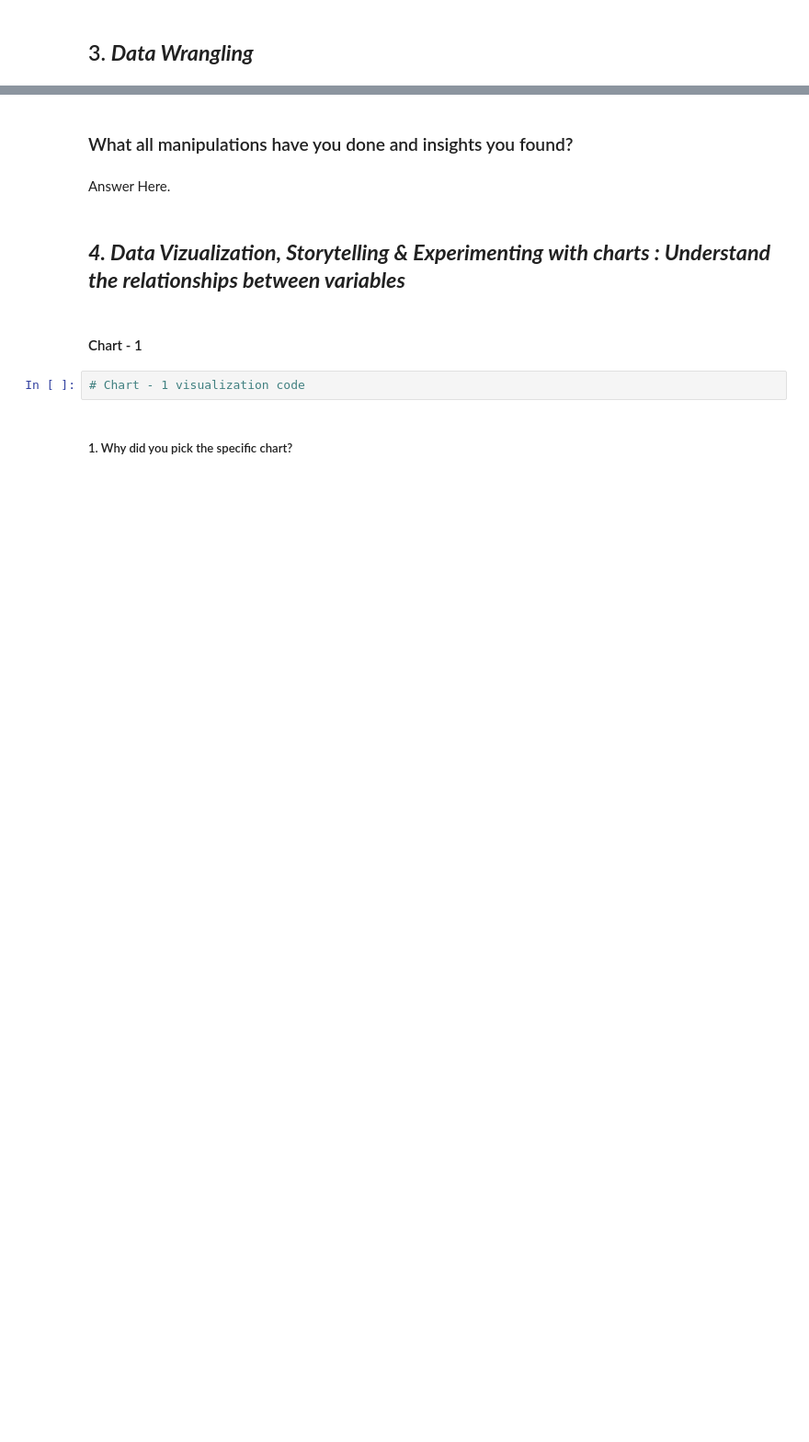
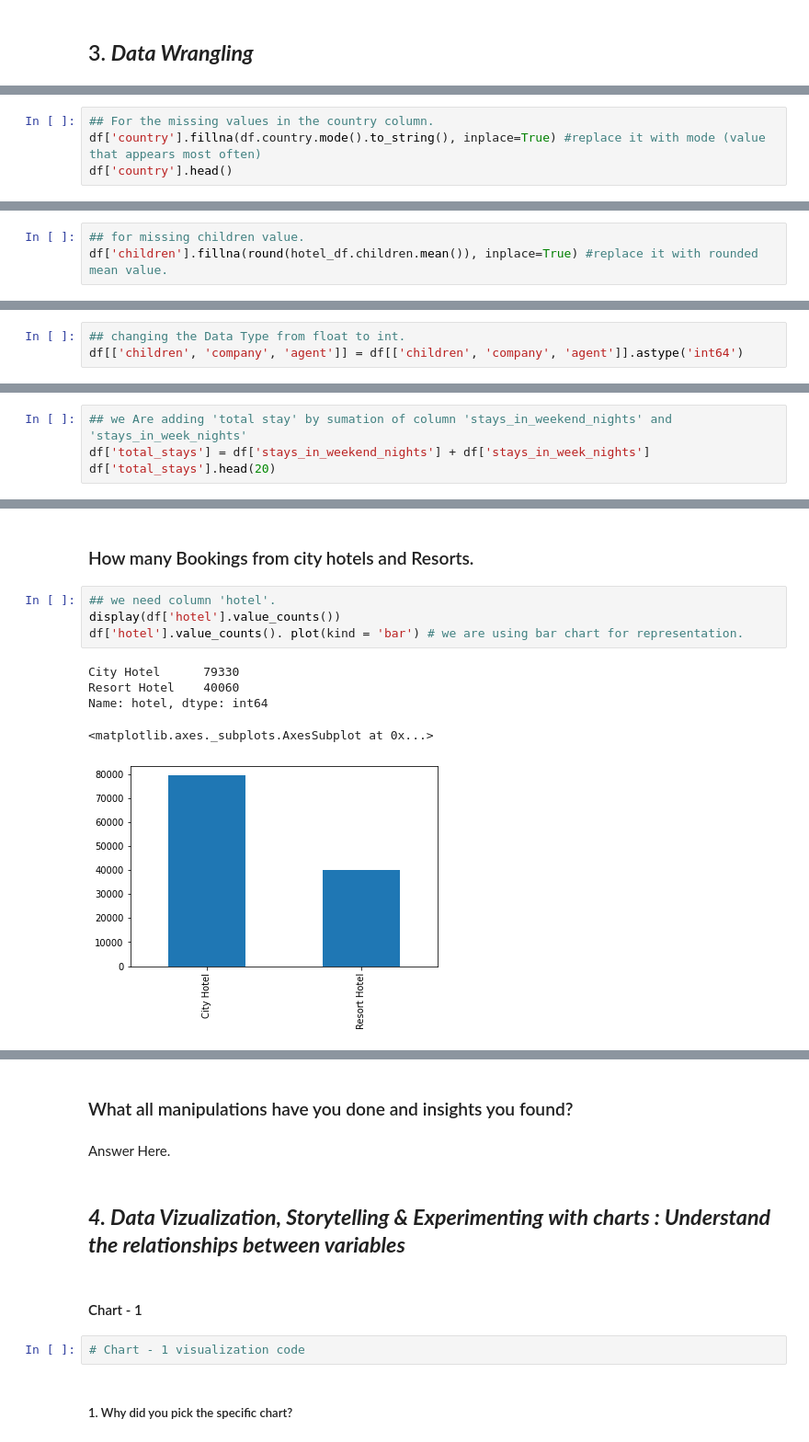
Before and after one commit to Amanr1996/project_initial_reasearch, a Jupyter notebook: EDA_project_on_Hotel_Booking_Analysis.ipynb, the cells around one changed output, grey strips where cells are left out. Shown at 92% size. Drawn from its saved outputs; the diff is of its cells as text; blank space fills up the shorter version.

```diff
--- a/EDA_project_on_Hotel_Booking_Analysis.ipynb
+++ b/EDA_project_on_Hotel_Booking_Analysis.ipynb
@@ -146,0 +289,4 @@ for variable_ in hotel_df.columns :
+# %%
+## For the missing values in the country column.
+df['country'].fillna(df.country.mode().to_string(), inplace=True) #replace it with mode (value that appears most often)
+df['country'].head()
@@ -146,0 +300,3 @@ for variable_ in hotel_df.columns :
+# %%
+## for missing children value.
+df['children'].fillna(round(hotel_df.children.mean()), inplace=True) #replace it with rounded mean value.
@@ -146,0 +305,3 @@ for variable_ in hotel_df.columns :
+# %%
+## changing the Data Type from float to int.
+df[['children', 'company', 'agent']] = df[['children', 'company', 'agent']].astype('int64')
@@ -146,0 +331,4 @@ for variable_ in hotel_df.columns :
+# %%
+## we Are adding 'total stay' by sumation of column 'stays_in_weekend_nights' and 'stays_in_week_nights'
+df['total_stays'] = df['stays_in_weekend_nights'] + df['stays_in_week_nights']
+df['total_stays'].head(20)
@@ -146,0 +371,12 @@ for variable_ in hotel_df.columns :
+# %% [markdown]
+### How many Bookings from city hotels and Resorts.
+# %%
+## we need column 'hotel'.
+display(df['hotel'].value_counts())
+df['hotel'].value_counts(). plot(kind = 'bar') # we are using bar chart for representation.
+# %% [output]
+City Hotel      79330
+Resort Hotel    40060
+Name: hotel, dtype: int64
+<matplotlib.axes._subplots.AxesSubplot at 0x...>
+[figure, added]
```
Also changed, not shown: parts of 62 cells of this notebook.
